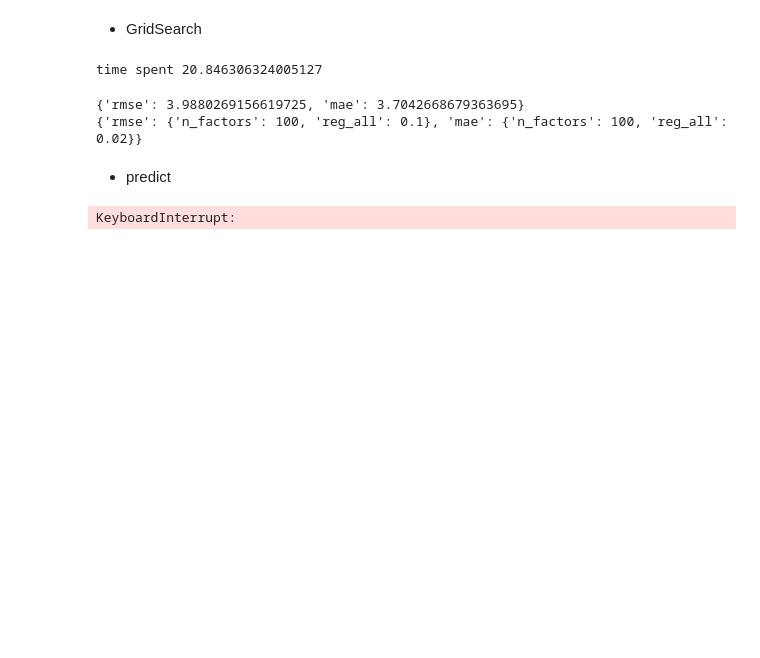
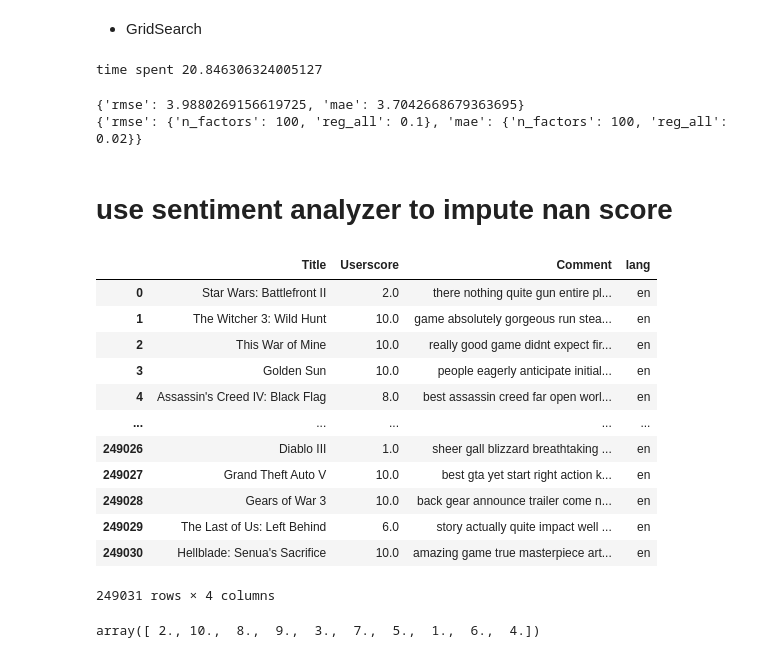
Before and after one commit to vivyhasadream/Game_Recommender_System_W_Sentimental_Analyzer, a Jupyter notebook: 4_RecommendationSystem_Metacritic.ipynb, the cells around one changed output. Cells and saved outputs as stored; diff of their text form; code cells hidden in the pictures; blank space fills up the shorter version.

```diff
--- a/4_RecommendationSystem_Metacritic.ipynb
+++ b/4_RecommendationSystem_Metacritic.ipynb
@@ -162,5 +162,3 @@ print(g_s_svd.best_params)
 # %% [output]
 {'rmse': 3.9880269156619725, 'mae': 3.7042668679363695}
 {'rmse': {'n_factors': 100, 'reg_all': 0.1}, 'mae': {'n_factors': 100, 'reg_all': 0.02}}
-# %% [markdown]
-- predict
@@ -185,8 +165,23 @@ def get_top_n(predictions, n=5):
-# %%
-predset = trainset.build_anti_testset() # builds a set of user-item interactions that have no observed rating
-predictions = svd.test(predset) # predicts on this set
-
-# order and rank top 5 items for users that they have not interacted with
-top_n = get_top_n(predictions, n=5)
-# %% [output]
-KeyboardInterrupt:
+# %% [markdown]
+# use sentiment analyzer to impute nan score
+# %%
+dfdd = pd.read_csv('processed_df\preprocessed_nlp_100p.csv')
+dfdd
+# %% [output]
+|  | Title | Userscore | Comment | lang |
+| 0 | Star Wars: Battlefront II | 2.0 | there nothing quite gun entire pl... | en |
+| 1 | The Witcher 3: Wild Hunt | 10.0 | game absolutely gorgeous run stea... | en |
+| 2 | This War of Mine | 10.0 | really good game didnt expect fir... | en |
+| 3 | Golden Sun | 10.0 | people eagerly anticipate initial... | en |
+| 4 | Assassin's Creed IV: Black Flag | 8.0 | best assassin creed far open worl... | en |
+| ... | ... | ... | ... | ... |
+| 249026 | Diablo III | 1.0 | sheer gall blizzard breathtaking ... | en |
+| 249027 | Grand Theft Auto V | 10.0 | best gta yet start right action k... | en |
+| 249028 | Gears of War 3 | 10.0 | back gear announce trailer come n... | en |
+| 249029 | The Last of Us: Left Behind | 6.0 | story actually quite impact well ... | en |
+| 249030 | Hellblade: Senua's Sacrifice | 10.0 | amazing game true masterpiece art... | en |
+249031 rows × 4 columns
+# %%
+dfdd.Userscore.unique()
+# %% [output]
+array([ 2., 10.,  8.,  9.,  3.,  7.,  5.,  1.,  6.,  4.])
```
Also changed, not shown: parts of 1 cell of this notebook, 3 other files.
